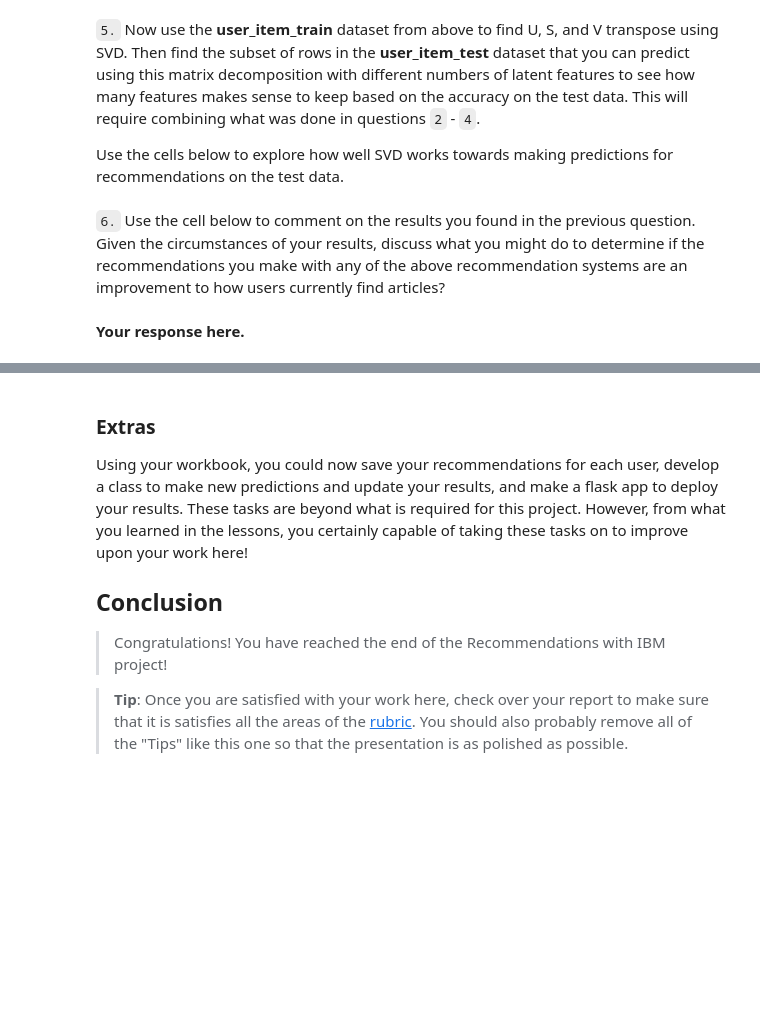
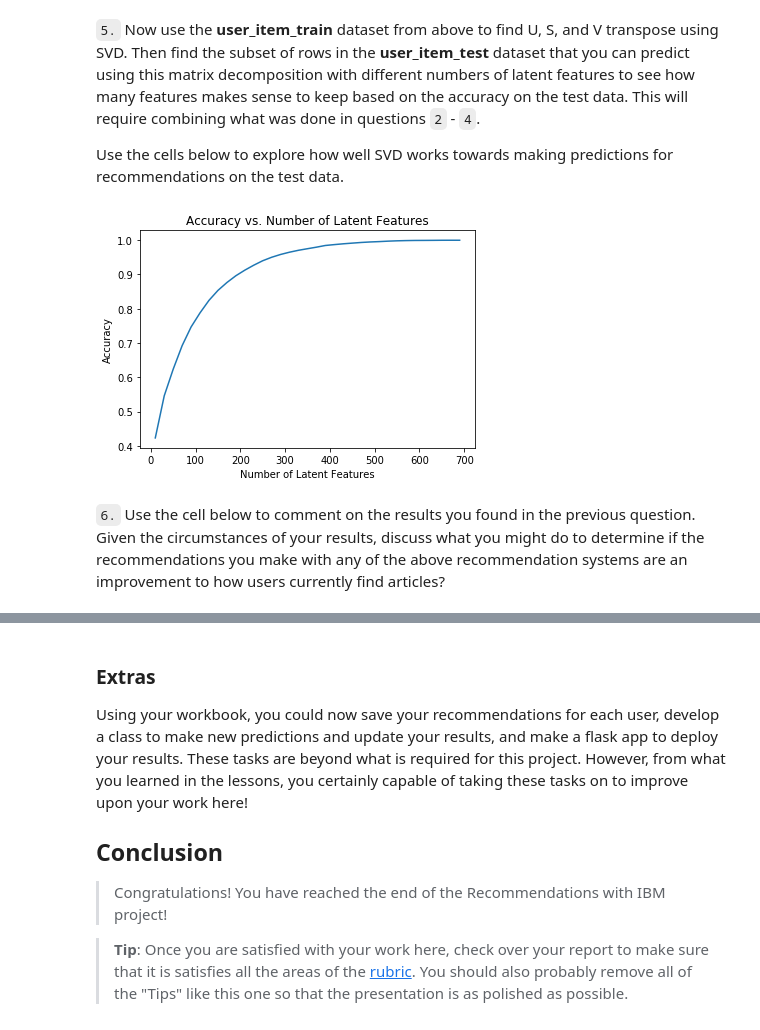
Before and after one commit to MiRoDS/DataScience_Project3, a Jupyter notebook: Recommendations_with_IBM.ipynb, the cells around one changed output, grey strips where cells are left out. Cells and saved outputs as stored; diff of their text form; code cells hidden in the pictures; blank space fills up the shorter version.

```diff
--- a/Recommendations_with_IBM.ipynb
+++ b/Recommendations_with_IBM.ipynb
@@ -928,4 +924,4 @@ user_item_matrix.head()
 # %%
 # Perform SVD on the User-Item Matrix Here
 
-u, s, vt = # use the built in to get the three matrices
+u, s, vt = np.linalg.svd(user_item_matrix) # use the built in to get the three matrices
@@ -984,7 +984,18 @@ def create_test_and_train_user_item(df_train, df_test):
     test_arts - all of the test article ids
 
     '''
-    # Your code here
+
+    # Iterate over all rows
+    for test_index, test_row in df_test.iterrows():
+        for train_index, train_row in df_train.iterrows():
+            if test_row.user_id == train_row.user_id:
+                df_test.drop([test_index])
+
+    user_item_train=create_user_item_matrix(df_train)
+    user_item_test=create_user_item_matrix(df_test)
+
+    test_idx=np.array(user_item_test.index)
+    test_arts=np.array(user_item_test.columns)
 
     return user_item_train, user_item_test, test_idx, test_arts
 
@@ -1011,11 +1051,34 @@ t.sol_4_test(sol_4_dict)
 Use the cells below to explore how well SVD works towards making predictions for recommendations on the test data.
 # %%
 # fit SVD on the user_item_train matrix
-u_train, s_train, vt_train = # fit svd similar to above then use the cells below
+u_train, s_train, vt_train = np.linalg.svd(user_item_train) # fit svd similar to above then use the cells below
 # %%
 # Use these cells to see how well you can use the training
 # decomposition to predict on test data
+# %%
+num_latent_feats = np.arange(10,700+10,20)
+sum_errs = []
+
+for k in num_latent_feats:
+    # restructure with k latent features
+    s_new, u_new, vt_new = np.diag(s_train[:k]), u_train[:, :k], vt_train[:k, :]
+
+    # take dot product
+    user_item_est = np.around(np.dot(np.dot(u_new, s_new), vt_new))
+
+    # compute error for each prediction to actual value
+    diffs = np.subtract(user_item_train, user_item_est)
+
+    # total errors and keep track of them
+    err = np.sum(np.sum(np.abs(diffs)))
+    sum_errs.append(err)
+
+
+plt.plot(num_latent_feats, 1 - np.array(sum_errs)/df.shape[0]);
+plt.xlabel('Number of Latent Features');
+plt.ylabel('Accuracy');
+plt.title('Accuracy vs. Number of Latent Features');
+# %% [output]
+[figure, added]
 # %% [markdown]
 `6.` Use the cell below to comment on the results you found in the previous question. Given the circumstances of your results, discuss what you might do to determine if the recommendations you make with any of the above recommendation systems are an improvement to how users currently find articles?
-# %% [markdown]
-**Your response here.**
```
Also changed, not shown: parts of 19 cells of this notebook.
